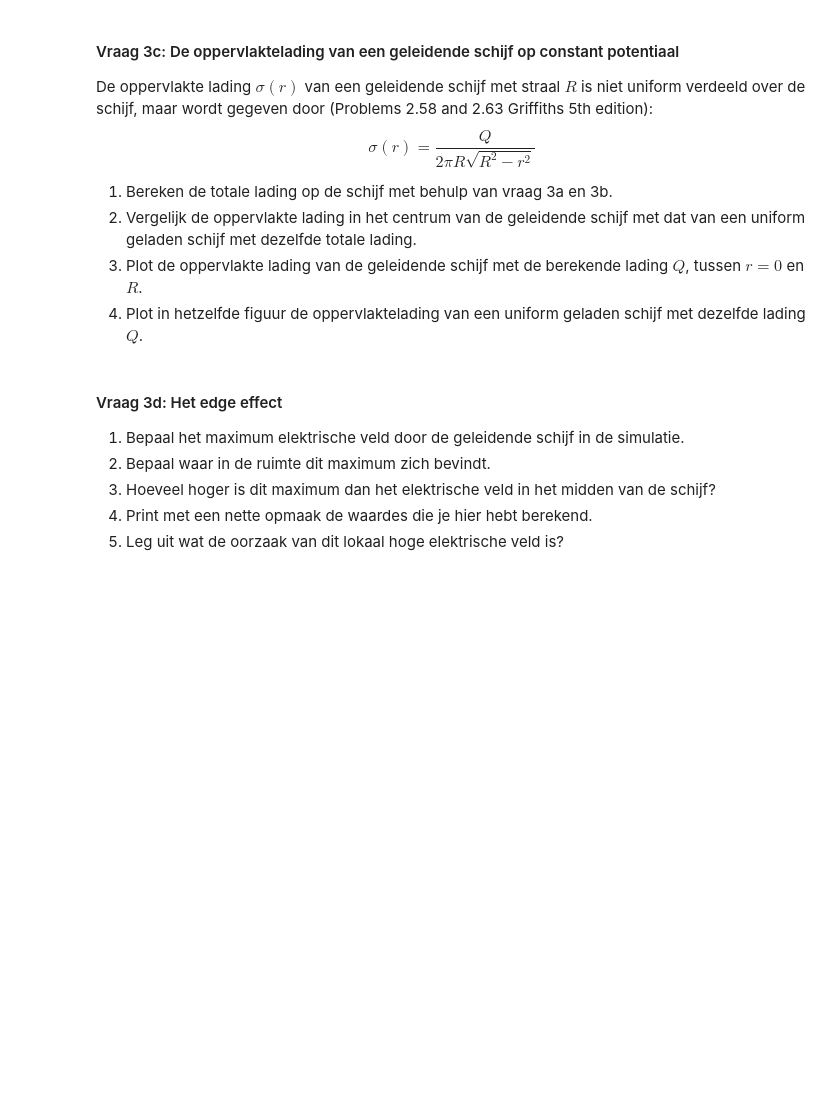
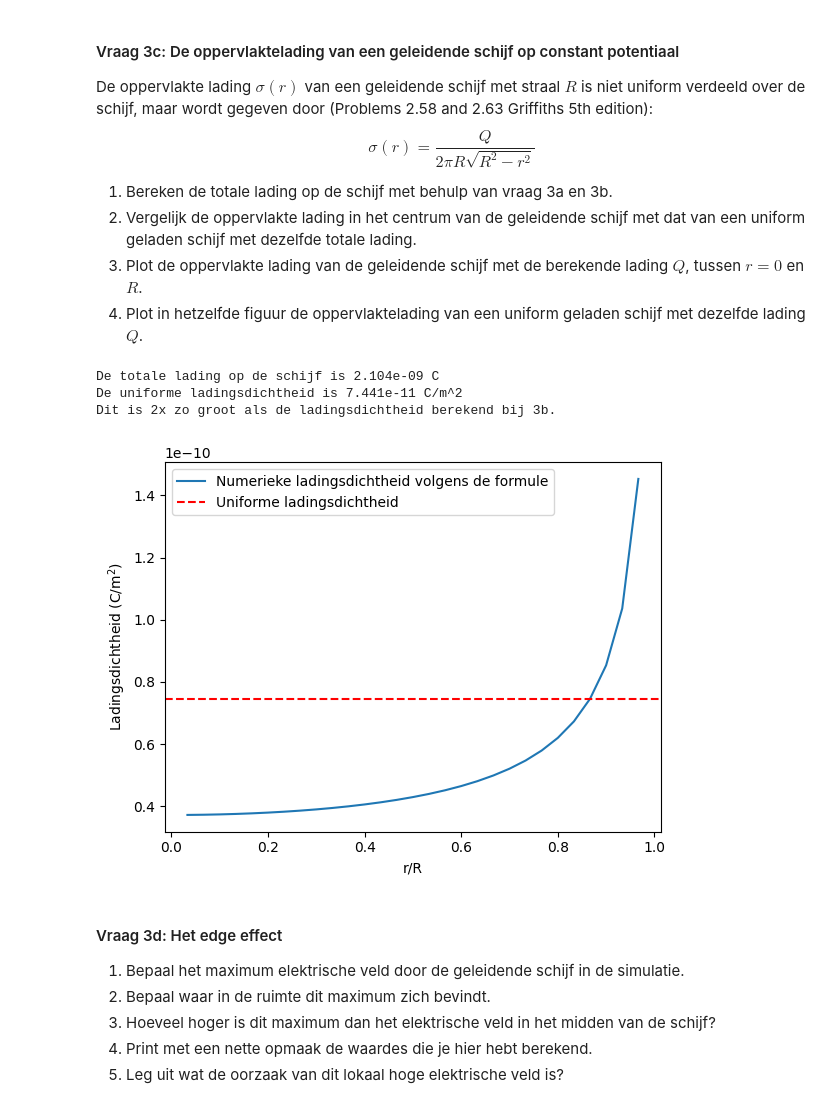
Before and after one commit to BobVill/opdrachten-DEF-D, a Jupyter notebook: DigitaleOntwerpopdrachten/1CondensatorOpdracht/CondensatorOntwerpopdracht.ipynb, the cells around one changed output. Cells and saved outputs as stored; diff of their text form; code cells hidden in the pictures; blank space fills up the shorter version.

```diff
--- a/DigitaleOntwerpopdrachten/1CondensatorOpdracht/CondensatorOntwerpopdracht.ipynb
+++ b/DigitaleOntwerpopdrachten/1CondensatorOpdracht/CondensatorOntwerpopdracht.ipynb
@@ -395,9 +432,31 @@ $$\sigma(r) = \frac{Q}{2 \pi R \sqrt{R^2 - r^2}}$$
 3. Plot de oppervlakte lading van de geleidende schijf met de berekende lading $Q$, tussen $r = 0$ en $R$.
 4. Plot in hetzelfde figuur de oppervlaktelading van een uniform geladen schijf met dezelfde lading $Q$.
 # %%
-###
-###Jouw code hier###
-###
+# Vraag 1
+Q=sigma_00*2*np.pi*disk_radius**2 # Formule omschrijven met r=0
+print(f"De totale lading op de schijf is {Q:.3e} C")
+
+# Vraag 2
+sigma_uniform=Q/(np.pi*disk_radius**2)
+print(f"De uniforme ladingsdichtheid is {sigma_uniform:.3e} C/m^2")
+print("Dit is 2x zo groot als de ladingsdichtheid berekend bij 3b.")
+
+# Vraag 3+4
+def sigma_numeriek(totale_lading, straal):
+    return totale_lading /(2*np.pi*disk_radius*np.sqrt(disk_radius**2-straal**2))
+
+plt.figure()
+plt.plot(r_for_E/disk_radius, sigma_numeriek(Q, r_for_E), label='Numerieke ladingsdichtheid volgens de formule')
+plt.axhline(y=sigma_uniform, color='r', linestyle='--', label='Uniforme ladingsdichtheid')
+plt.xlabel('r/R')
+plt.ylabel('Ladingsdichtheid (C/m$^2$)')
+plt.legend()
+plt.show()
+# %% [output]
+De totale lading op de schijf is 2.104e-09 C
+De uniforme ladingsdichtheid is 7.441e-11 C/m^2
+Dit is 2x zo groot als de ladingsdichtheid berekend bij 3b.
+[figure, added]
 # %% [markdown]
 #### Vraag 3d: Het edge effect
 
```
Also changed, not shown: parts of 16 cells of this notebook.
